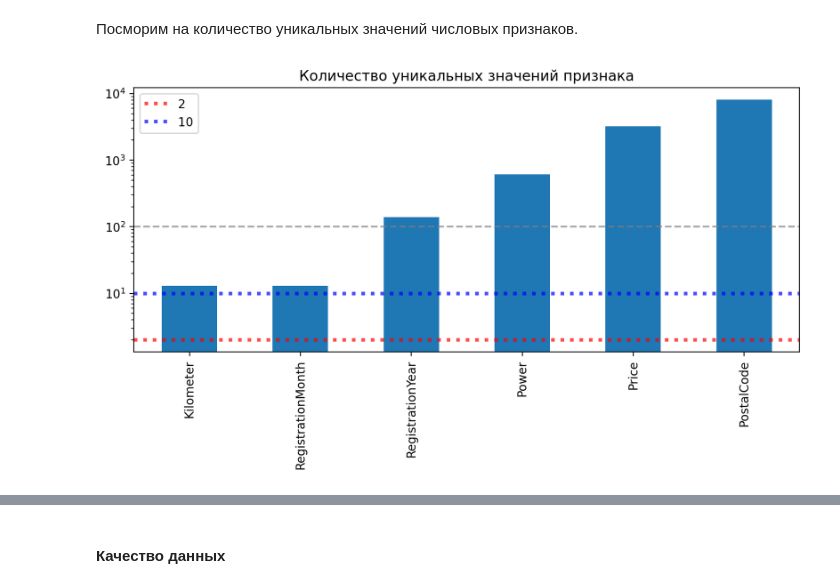
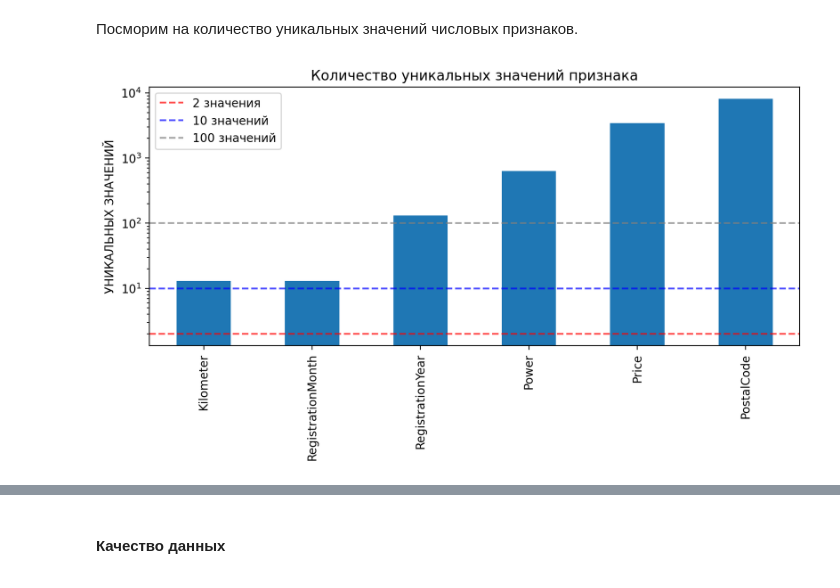
Before and after one commit to dimdasci/yp13-gradient-boosting, a Jupyter notebook: notebooks/yp13-gradient-boosting.ipynb, the cells around one changed output, grey strips where cells are left out. Drawn from its saved outputs; the diff is of its cells as text; code cells hidden in the pictures.

```diff
--- a/notebooks/yp13-gradient-boosting.ipynb
+++ b/notebooks/yp13-gradient-boosting.ipynb
@@ -150,7 +168,7 @@ X = data.drop('Price', axis=1)
 y = data.Price
 X_train, X_test, y_train, y_test = train_test_split(X,
                                                     y,
-                                                    test_size=.3,
+                                                    test_size=.2,
                                                     random_state=RANDOM_STATE)
 # %%
 X_train.shape, y_train.shape
@@ -294,23 +316,23 @@ numerical_columns.remove('NumberOfPictures')
 # %%
 # для каждого числового столбца посчитаем количество уникальных значений и отсортируем
 unique_values = df[numerical_columns].nunique().sort_values()
 
 # Построим график с логарифимческой шкалой
 unique_values.plot.bar(
     logy = True, figsize = (10, 4),
     title = 'Количество уникальных значений признака'
 );
 
 # добивим горизонтальные линии для значений 2 и 10, чтобы визуализировать бинарные и
 # дискретные признаки
-plt.axhline(2, color='red', lw = 3, alpha=0.7, linestyle='dotted')
-plt.axhline(10, color='blue', lw = 3, alpha=0.7, linestyle='dotted')
+plt.axhline(2, color='red', alpha=0.7, linestyle='dashed')
+plt.axhline(10, color='blue', alpha=0.7, linestyle='dashed')
 
 # добавим линию сетки для значения 100
 plt.axhline(100, color='gray', alpha=0.7, linestyle='dashed')
 
-
-plt.legend([2, 10])
+plt.ylabel('Уникальных значений'.upper())
+plt.legend(['2 значения', '10 значений', '100 значений'])
 plt.show()
 # %% [output]
-[figure, old version]
+[figure, new version]
```
Also changed, not shown: parts of 51 cells of this notebook.
